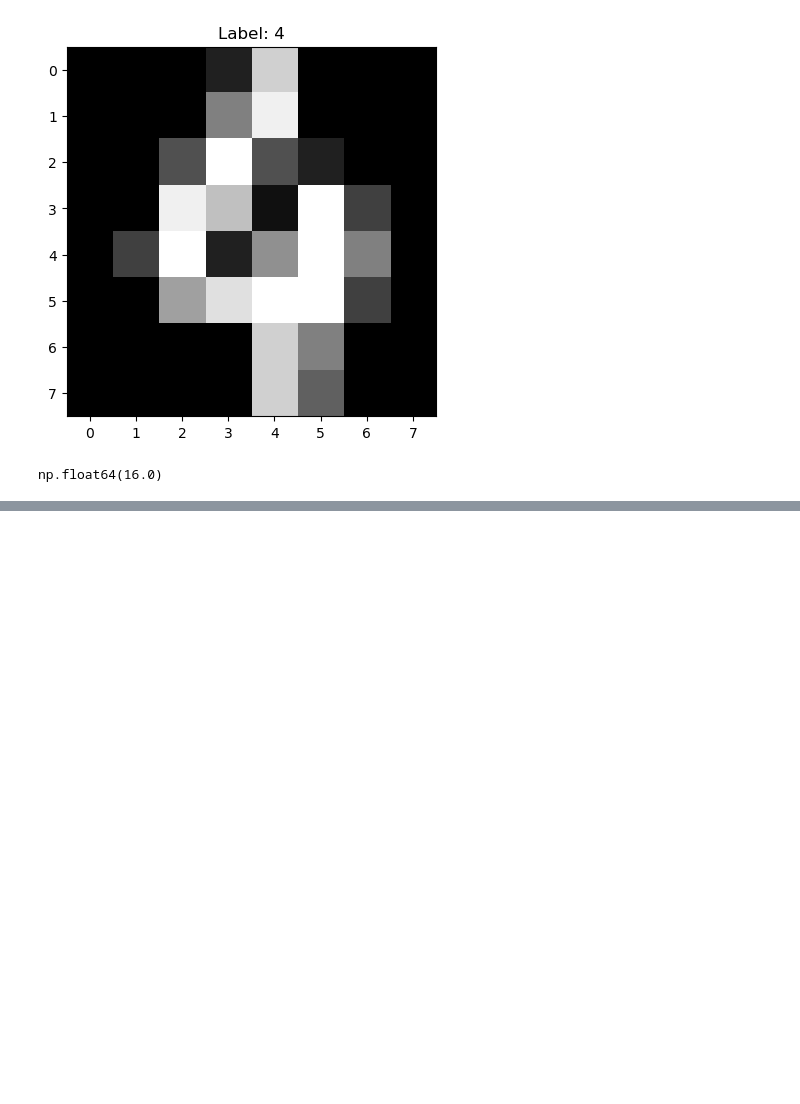
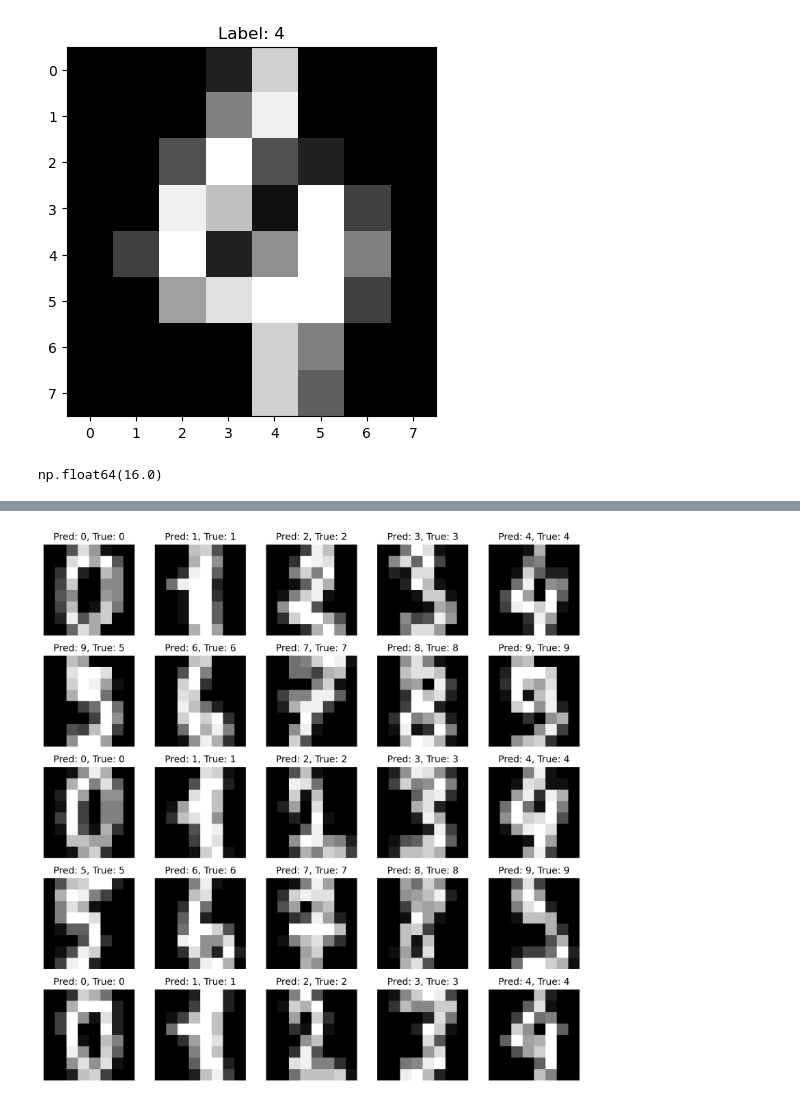
Before and after one commit to eeumairali/Fundamental-of-Neural-Network, a Jupyter notebook: F2_Network_from_strach.ipynb, the cells around one changed output, grey strips where cells are left out. Saved outputs shown, nothing was run; the diff lists cells and outputs as text; code cells hidden in the pictures; blank space fills up the shorter version.

```diff
--- a/F2_Network_from_strach.ipynb
+++ b/F2_Network_from_strach.ipynb
@@ -100,0 +152,21 @@ plt.show()
+# %%
+r = 5
+c = 5
+
+fig, axes = plt.subplots(r, c, figsize=(10, 10),dpi=300)
+for i in range(r):
+    for j in range(c):
+        ax = axes[i, j]
+        ax.axis('off')
+        img_number = i * c + j
+        sample_image = all_images[img_number]
+        ax.imshow(sample_image, cmap='gray')
+        img_torch = torch.tensor(sample_image, dtype=torch.float32)
+        img_extend = img_torch.flatten()
+        sample_image_tensor = img_extend.float()  / 16
+        predict_output = model(sample_image_tensor)
+        predicted_label = torch.argmax(predict_output).item()
+        ax.set_title(f'Pred: {predicted_label}, True: {all_labels[img_number]}')
+plt.tight_layout()
+# %% [output]
+[figure, added]
```
Also changed, not shown: parts of 8 cells of this notebook.
